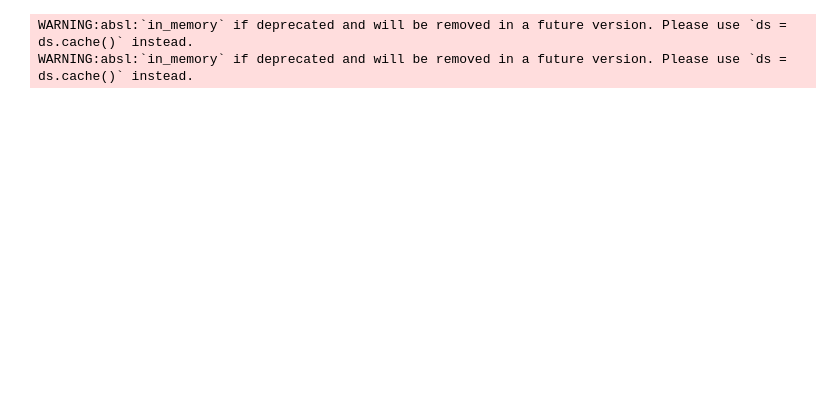
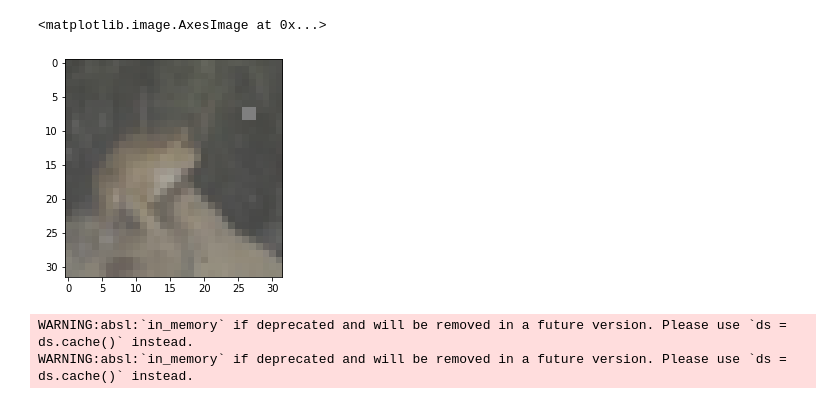
Before and after one commit to mimilazarova/dd2412_project_fixmatch_and_beyond, a Jupyter notebook: src/FixMatch_mimi.ipynb, the cells around one changed output. Drawn from its saved outputs; the diff is of its cells as text; code cells hidden in the pictures; blank space fills up the shorter version.

```diff
--- a/src/FixMatch_mimi.ipynb
+++ b/src/FixMatch_mimi.ipynb
@@ -384,3 +360,10 @@ OPS
+# %%
+cta = CTAugment()
+new = cta.augment(image)
+plt.imshow(new)
+# %% [output]
+<matplotlib.image.AxesImage at 0x...>
+[figure, added]
 # %%
 import os
 import logging
```
Also changed, not shown: parts of 8 cells of this notebook.
